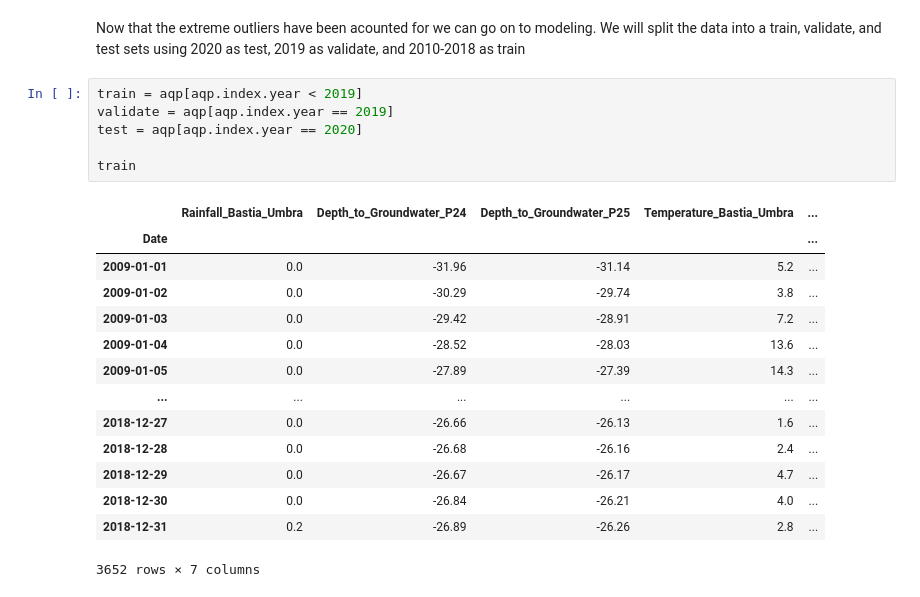
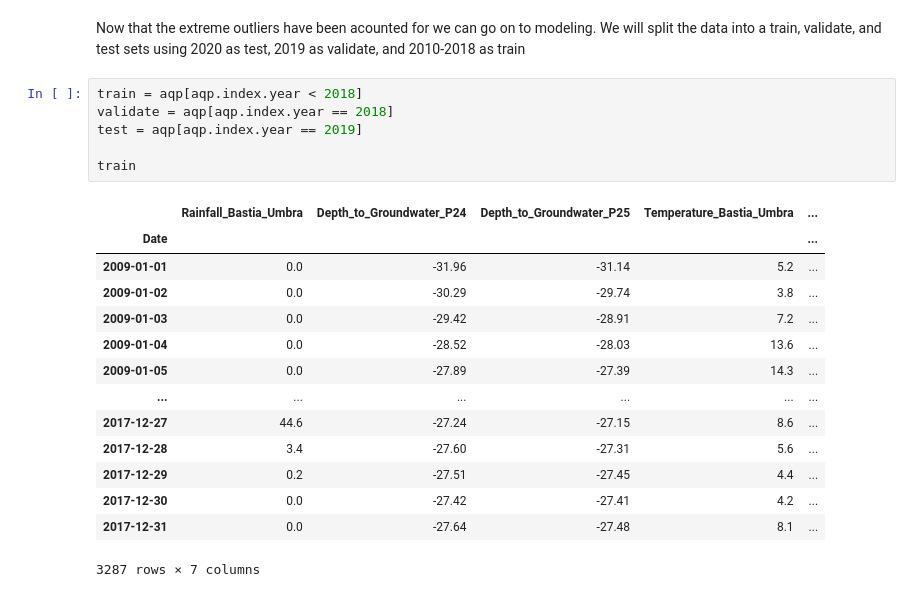
Before and after one commit to datastraine/kaggle, a Jupyter notebook: AceaSmart_Water_Analytics/acea-comp-explore.ipynb, the cells around one changed output. Drawn from its saved outputs; the diff is of its cells as text.

```diff
--- a/AceaSmart_Water_Analytics/acea-comp-explore.ipynb
+++ b/AceaSmart_Water_Analytics/acea-comp-explore.ipynb
@@ -1267,23 +1267,23 @@ for col in columns:
 # %% [markdown]
 Now that the extreme outliers have been acounted for we can go on to modeling. We will split the data into a train, validate, and test sets using 2020 as test, 2019 as validate, and 2010-2018 as train
 # %%
-train = aqp[aqp.index.year < 2019]
-validate = aqp[aqp.index.year == 2019]
-test = aqp[aqp.index.year == 2020]
+train = aqp[aqp.index.year < 2018]
+validate = aqp[aqp.index.year == 2018]
+test = aqp[aqp.index.year == 2019]
 
 train
 # %% [output]
 |  | Rainfall_Bastia_Umbra | Depth_to_Groundwater_P24 | Depth_to_Groundwater_P25 | Temperature_Bastia_Umbra | ... |
 | Date |  |  |  |  | ... |
 | 2009-01-01 | 0.0 | -31.96 | -31.14 | 5.2 | ... |
 | 2009-01-02 | 0.0 | -30.29 | -29.74 | 3.8 | ... |
 | 2009-01-03 | 0.0 | -29.42 | -28.91 | 7.2 | ... |
 | 2009-01-04 | 0.0 | -28.52 | -28.03 | 13.6 | ... |
 | 2009-01-05 | 0.0 | -27.89 | -27.39 | 14.3 | ... |
 | ... | ... | ... | ... | ... | ... |
-| 2018-12-27 | 0.0 | -26.66 | -26.13 | 1.6 | ... |
-| 2018-12-28 | 0.0 | -26.68 | -26.16 | 2.4 | ... |
-| 2018-12-29 | 0.0 | -26.67 | -26.17 | 4.7 | ... |
-| 2018-12-30 | 0.0 | -26.84 | -26.21 | 4.0 | ... |
-| 2018-12-31 | 0.2 | -26.89 | -26.26 | 2.8 | ... |
+| 2017-12-27 | 44.6 | -27.24 | -27.15 | 8.6 | ... |
+| 2017-12-28 | 3.4 | -27.60 | -27.31 | 5.6 | ... |
+| 2017-12-29 | 0.2 | -27.51 | -27.45 | 4.4 | ... |
+| 2017-12-30 | 0.0 | -27.42 | -27.41 | 4.2 | ... |
+| 2017-12-31 | 0.0 | -27.64 | -27.48 | 8.1 | ... |
-3652 rows × 7 columns
+3287 rows × 7 columns
```
Also changed, not shown: parts of 13 cells of this notebook.
